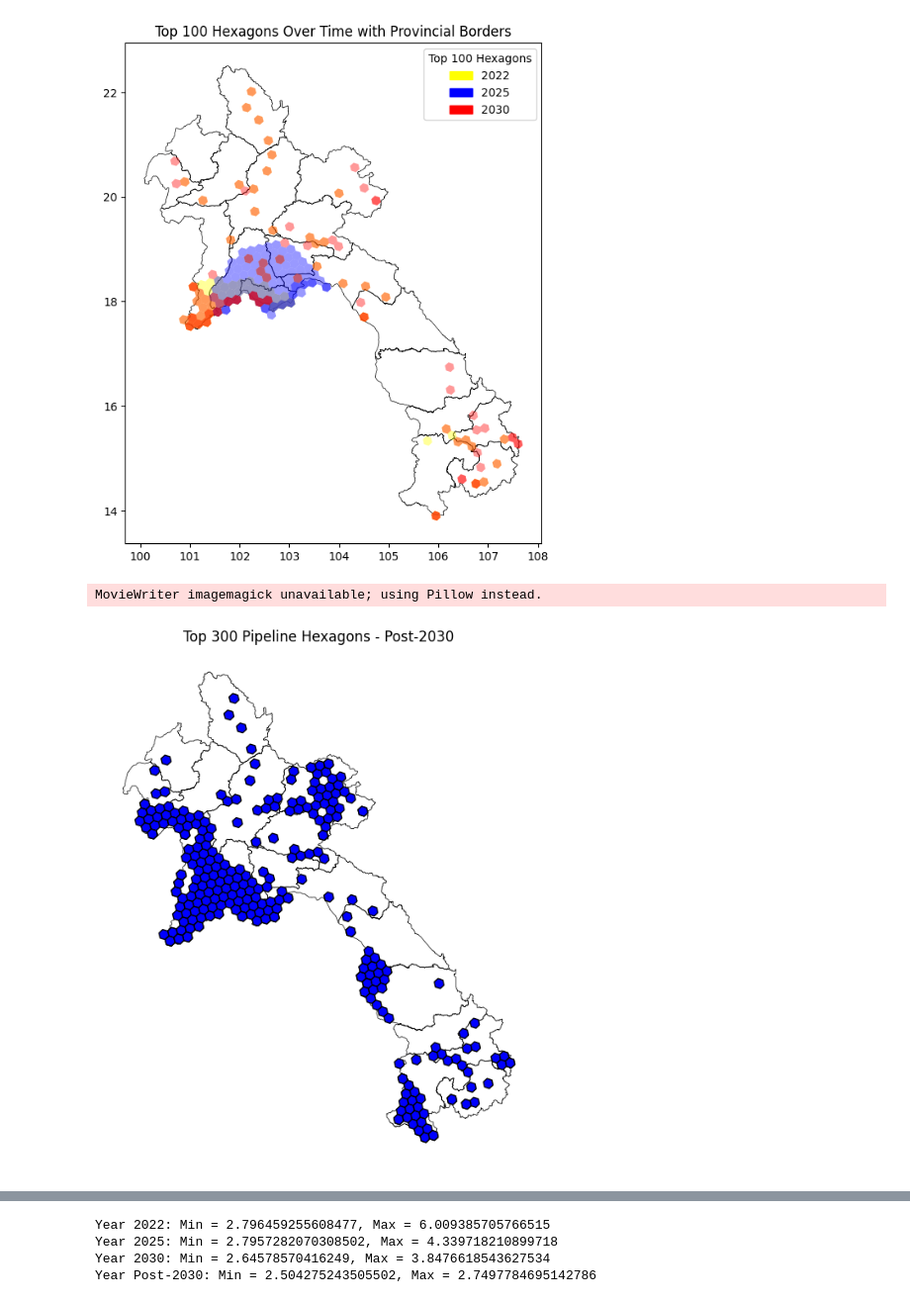
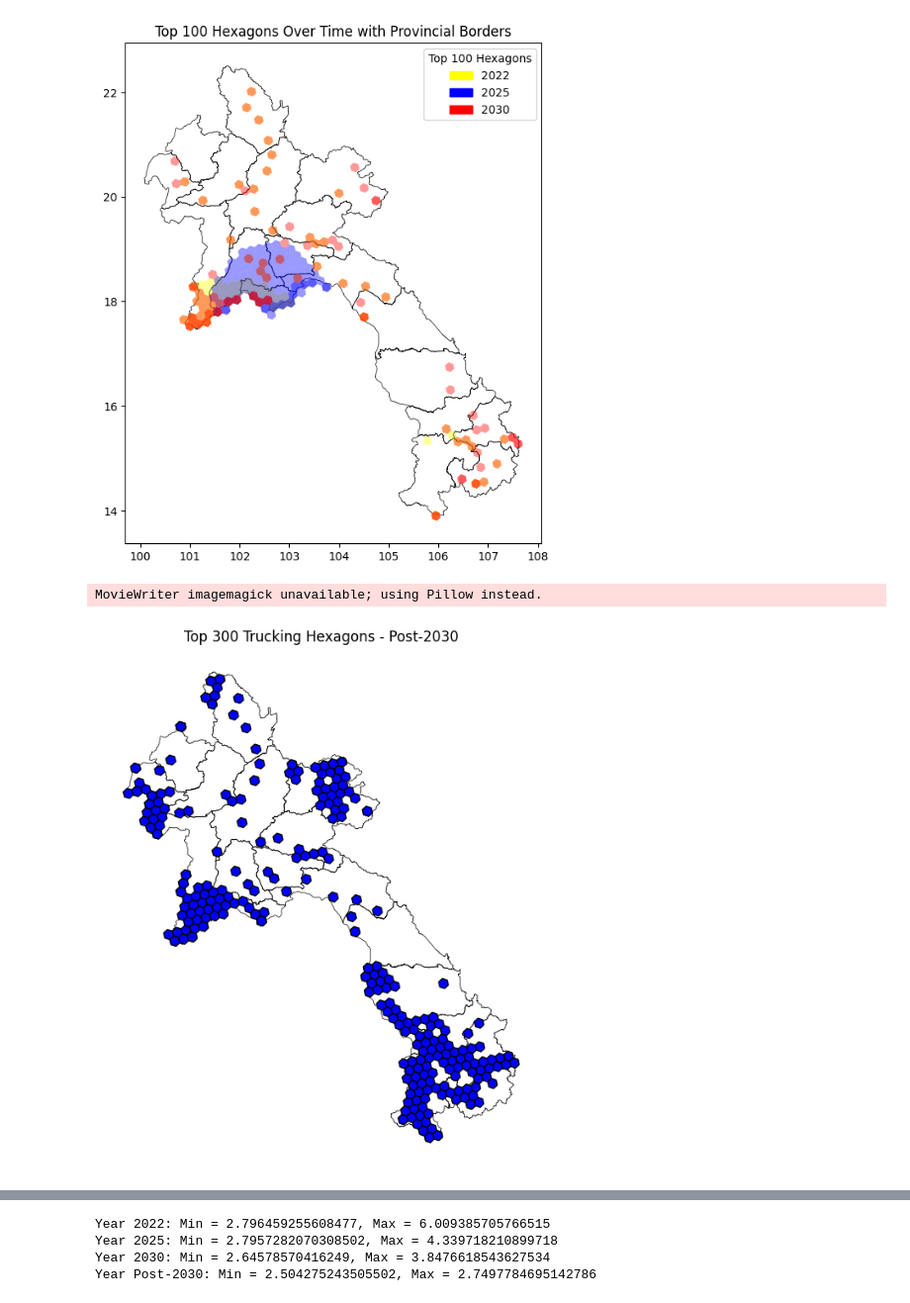
Before and after one commit to lukasschirren/GeoH2-Laos-Master-Thesis, a Jupyter notebook: Scripts_visualisation/analysis_temporal_change.ipynb, the cells around one changed output, grey strips where cells are left out. Shown at 99% size. Cells and saved outputs as stored; diff of their text form; code cells hidden in the pictures.

```diff
--- a/Scripts_visualisation/analysis_temporal_change.ipynb
+++ b/Scripts_visualisation/analysis_temporal_change.ipynb
@@ -720,10 +720,10 @@ gdf_post_2030 = gpd.read_file(r'C:\Users\lukas\OneDrive - Imperial College Londo
 # Get the top 100 hexagons by total cost for each year
 x = 300
 
-top_100_2022 = gdf_2022.nsmallest(x, 'Vientiane pipeline total cost')
-top_100_2025 = gdf_2025.nsmallest(x, 'Vientiane pipeline total cost')
-top_100_2030 = gdf_2030.nsmallest(x, 'Vientiane pipeline total cost')
-top_100_post_2030 = gdf_post_2030.nsmallest(x, 'Vientiane pipeline total cost')
+top_100_2022 = gdf_2022.nsmallest(x, 'Vientiane trucking total cost')
+top_100_2025 = gdf_2025.nsmallest(x, 'Vientiane trucking total cost')
+top_100_2030 = gdf_2030.nsmallest(x, 'Vientiane trucking total cost')
+top_100_post_2030 = gdf_post_2030.nsmallest(x, 'Vientiane trucking total cost')
 
 # Load the provinces GeoDataFrame
 provinces = gpd.read_file(r'C:\Users\lukas\OneDrive - Imperial College London\0_Thesis\0relevant_repositories\GeoH2 Case Study Laos\Laos_specific\Data\provinces_laos.geojson')
@@ -737,36 +737,36 @@ hexagons_per_year = {
 }
 
 # Initialize the figure and axis
 fig, ax = plt.subplots(figsize=(10, 8))
 
 # Plot the province boundaries once (they don't change)
 provinces.to_crs(gdf_2022.crs).plot(ax=ax, color='none', edgecolor='black', linewidth=0.5)
 
 # Function to update the plot for each year
 def update(year):
     ax.clear()  # Clear the previous frame
 
     # Plot the province boundaries again
     provinces.to_crs(gdf_2022.crs).plot(ax=ax, color='none', edgecolor='black', linewidth=0.5)
 
     # Plot the top 100 hexagons for the current year
     hexagons_per_year[year].plot(ax=ax, color='blue', edgecolor='black')
 
     # Set the title for the current year
-    ax.set_title(f'Top 300 Pipeline Hexagons - {year}')
+    ax.set_title(f'Top 300 Trucking Hexagons - {year}')
     ax.set_axis_off()
 
 # Create the animation
 ani = animation.FuncAnimation(fig, update, frames=hexagons_per_year.keys(), repeat=True)
 
 # Save the animation as a GIF or MP4 file
-ani.save('top_100_hexagons_over_time.gif', writer='imagemagick', fps=0.8)
+ani.save('top_100_hexagons_over_time_trucking.gif', writer='imagemagick', fps=0.8)
 
 # Or, to display inline (e.g., in a Jupyter notebook)
 plt.show()
 # %% [output]
 MovieWriter imagemagick unavailable; using Pillow instead.
-[figure, old version]
+[figure, new version]
 # %%
 import geopandas as gpd
 import matplotlib.pyplot as plt
```
Also changed, not shown: parts of 1 cell of this notebook, 8 other files.
